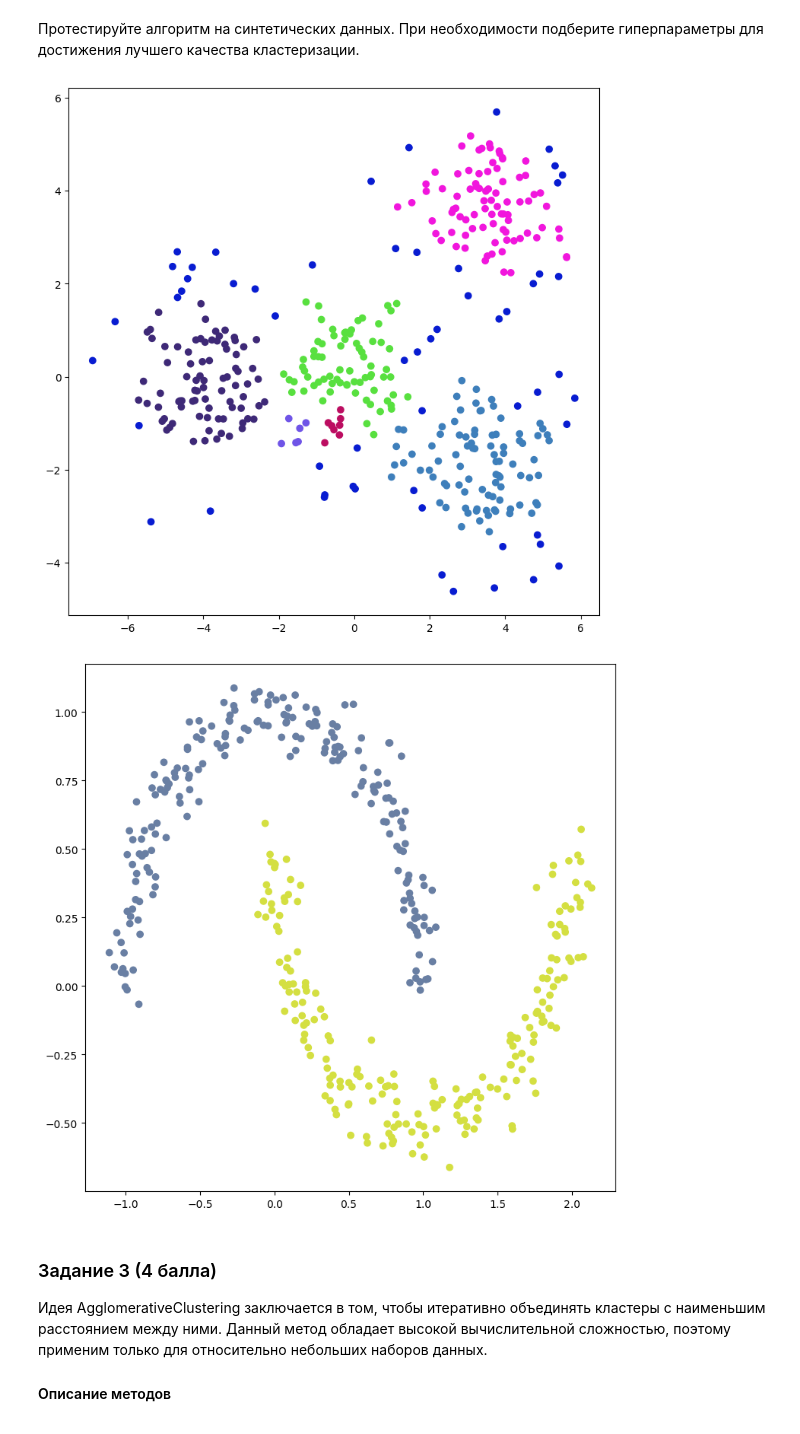
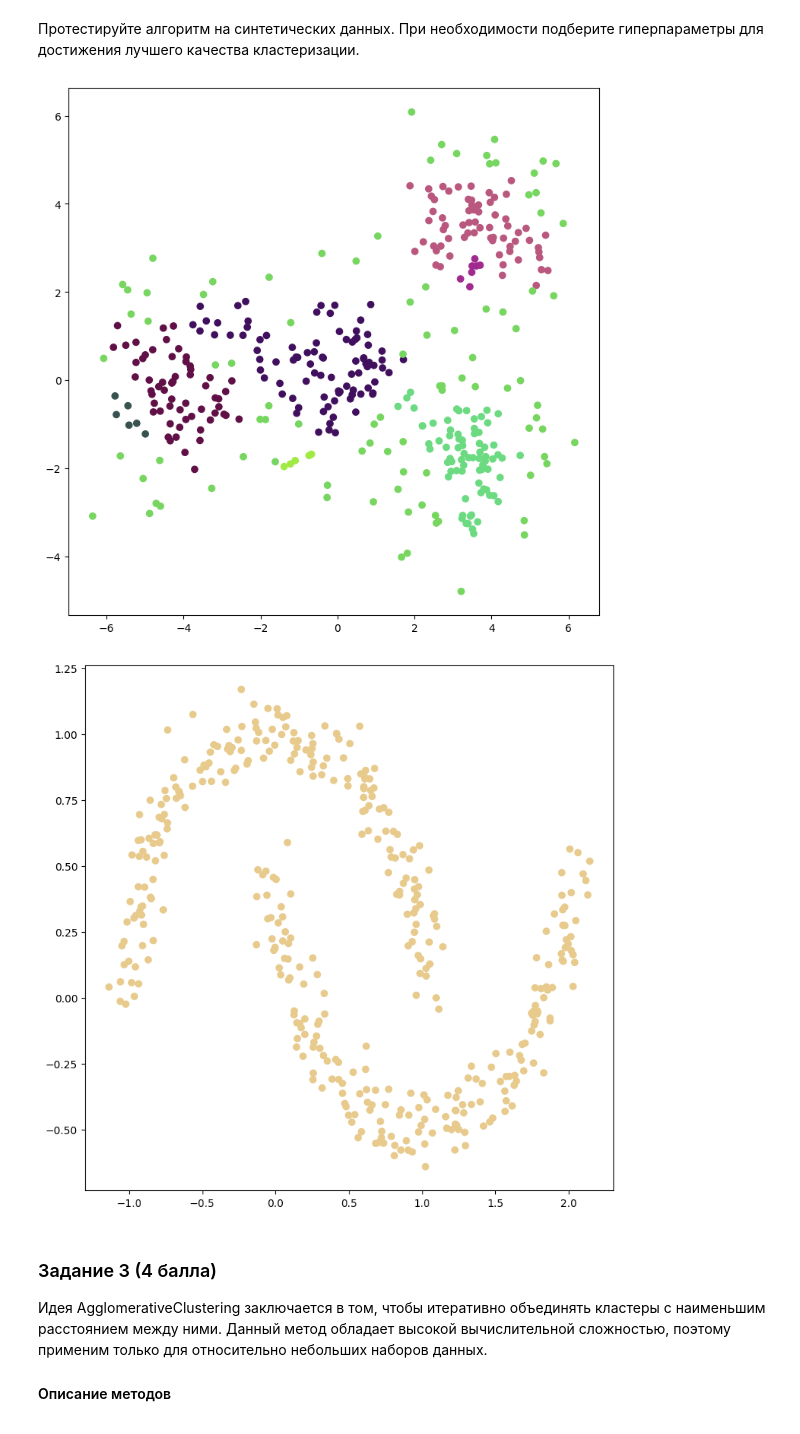
Before and after one commit to z1kurat/KMeans-DBSCAN-HierarchicalClustering, a Jupyter notebook: hw02_task.ipynb, the cells around one changed output. Drawn from its saved outputs; the diff is of its cells as text; code cells hidden in the pictures.

Commit message:
Update DBScan

```diff
--- a/hw02_task.ipynb
+++ b/hw02_task.ipynb
@@ -17,7 +17,7 @@ from typing import NoReturn
 # %%
 def visualize_clasters(X, labels):
     unique_labels = np.unique(labels)
-    unique_colors = np.random.random((len(unique_labels) + 5, 3))
+    unique_colors = np.random.random((len(unique_labels), 3))
     colors = [unique_colors[l] for l in labels]
     plt.figure(figsize=(9, 9))
     plt.scatter(X[:, 0], X[:, 1], c=colors)
@@ -65,12 +65,12 @@ from task import KMeans
 # %% [markdown]
 Протестируйте алгоритм на синтетических данных. При необходимости подберите гиперпараметры для достижения лучшего качества кластеризации.
 # %%
-kmeans = KMeans(n_clusters=4, init="random", max_iter=500)
+kmeans = KMeans(n_clusters=4)
 kmeans.fit(X_1)
 labels = kmeans.predict(X_1)
 visualize_clasters(X_1, labels)
 
-kmeans = KMeans(n_clusters=2, init="k-means++")
+kmeans = KMeans(n_clusters=2)
 kmeans.fit(X_2)
 labels = kmeans.predict(X_2)
 visualize_clasters(X_2, labels)
@@ -95,16 +95,16 @@ from task import DBScan
 # %% [markdown]
 Протестируйте алгоритм на синтетических данных. При необходимости подберите гиперпараметры для достижения лучшего качества кластеризации.
 # %%
-dbscan = DBScan(eps=0.46, min_samples=5)
+dbscan = DBScan()
 labels = dbscan.fit_predict(X_1)
 visualize_clasters(X_1, labels)
 
-dbscan = DBScan(eps=0.25)
+dbscan = DBScan()
 labels = dbscan.fit_predict(X_2)
 visualize_clasters(X_2, labels)
 # %% [output]
-[figure, old version]
+[figure, new version]
-[figure, old version]
+[figure, new version]
 # %% [markdown]
 ### Задание 3 (4 балла)
 Идея AgglomerativeClustering заключается в том, чтобы итеративно объединять кластеры с наименьшим расстоянием между ними. Данный метод обладает высокой вычислительной сложностью, поэтому применим только для относительно небольших наборов данных.
```
Also changed, not shown: parts of 4 cells of this notebook, 1 other file.
